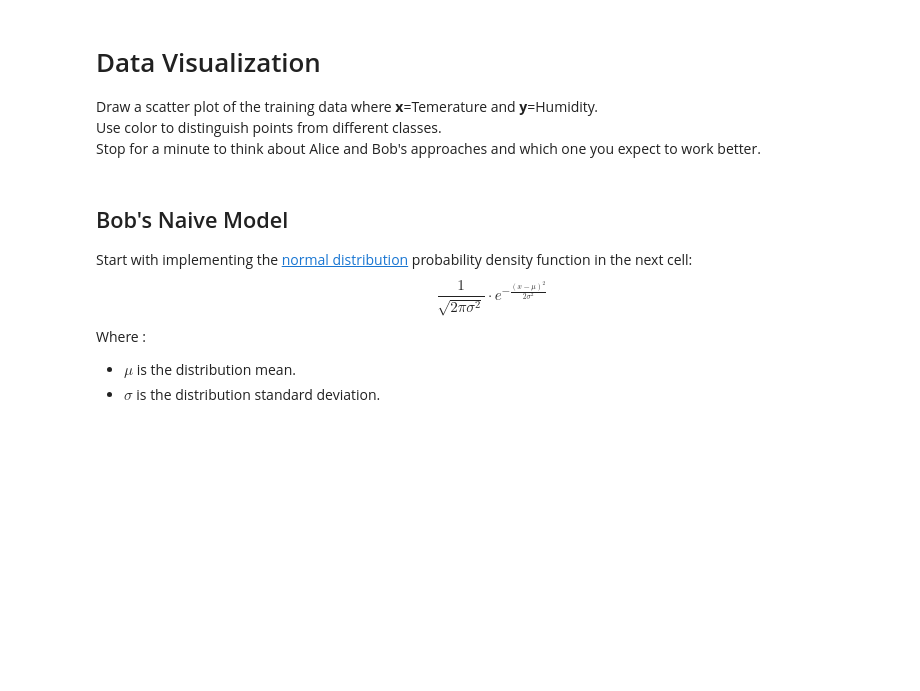
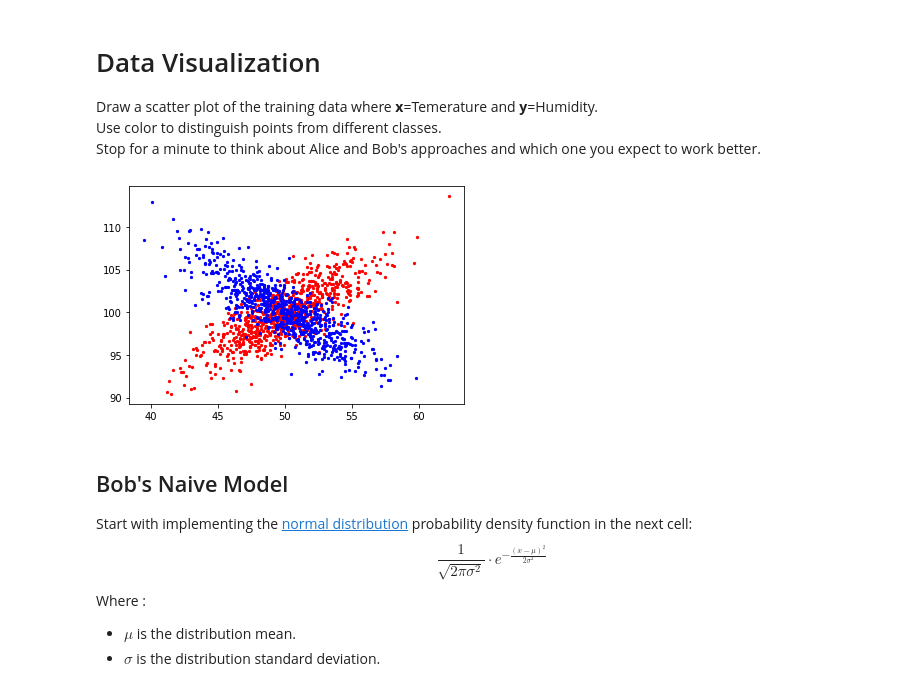
Before and after one commit to BDR2939/ML-from-Data, a Jupyter notebook: HW3/319238119_ 207576463.ipynb, the cells around one changed output. Drawn from its saved outputs; the diff is of its cells as text; code cells hidden in the pictures; blank space fills up the shorter version.

```diff
--- a/HW3/319238119_ 207576463.ipynb
+++ b/HW3/319238119_ 207576463.ipynb
@@ -261,3 +259,11 @@ Stop for a minute to think about Alice and Bob's approaches and which one you ex
+# %%
+spotted_set = train_set[train_set[:,2] == 1,:]
+non_spotted_set = train_set[train_set[:,2] == 0,:]
+plt.scatter(spotted_set[:,0],spotted_set[:,1],color='red', s=5)
+plt.scatter(non_spotted_set[:,0],non_spotted_set[:,1],color='blue', s=5)
+plt.show()
+# %% [output]
+[figure, added]
 # %% [markdown]
 ## Bob's Naive Model
 
```
Also changed, not shown: parts of 13 cells of this notebook.
